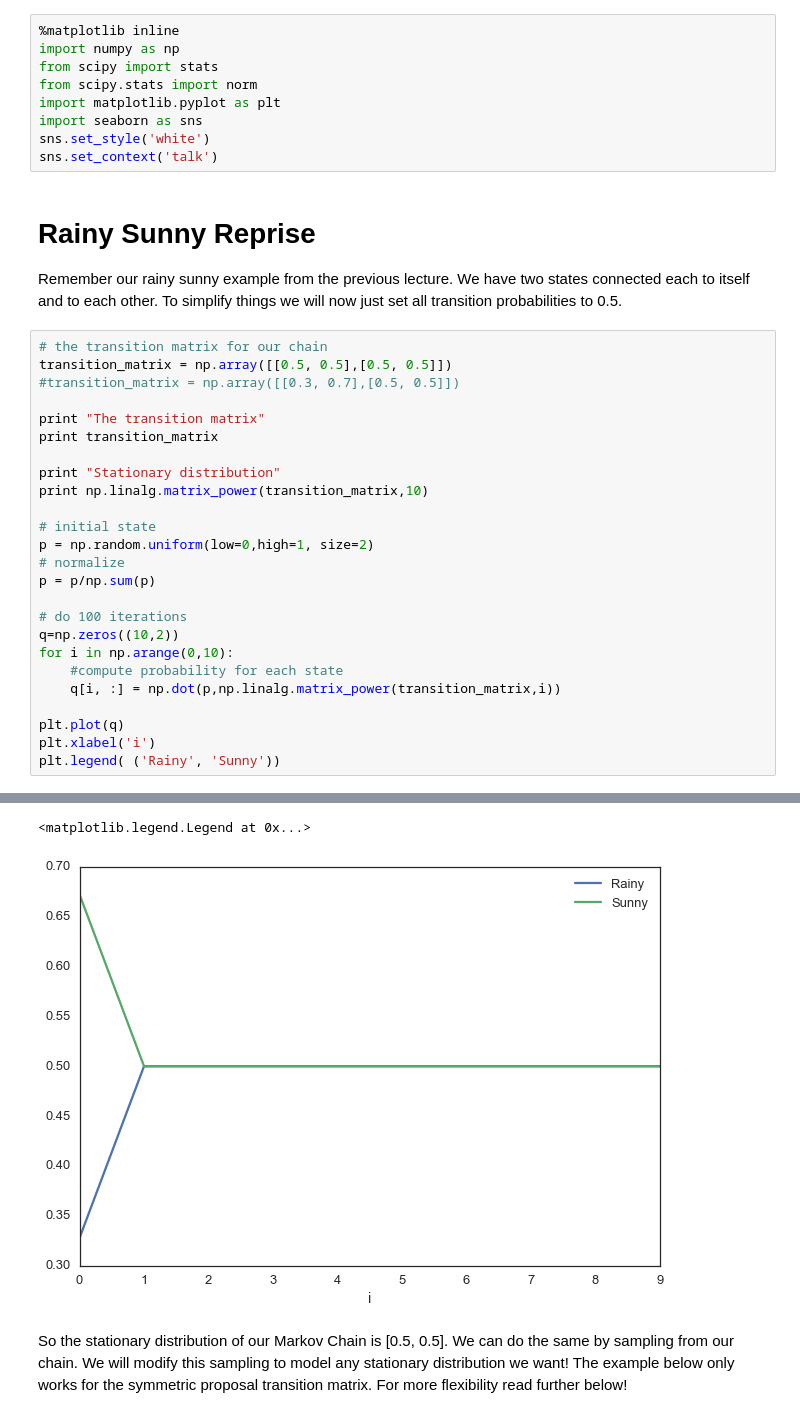
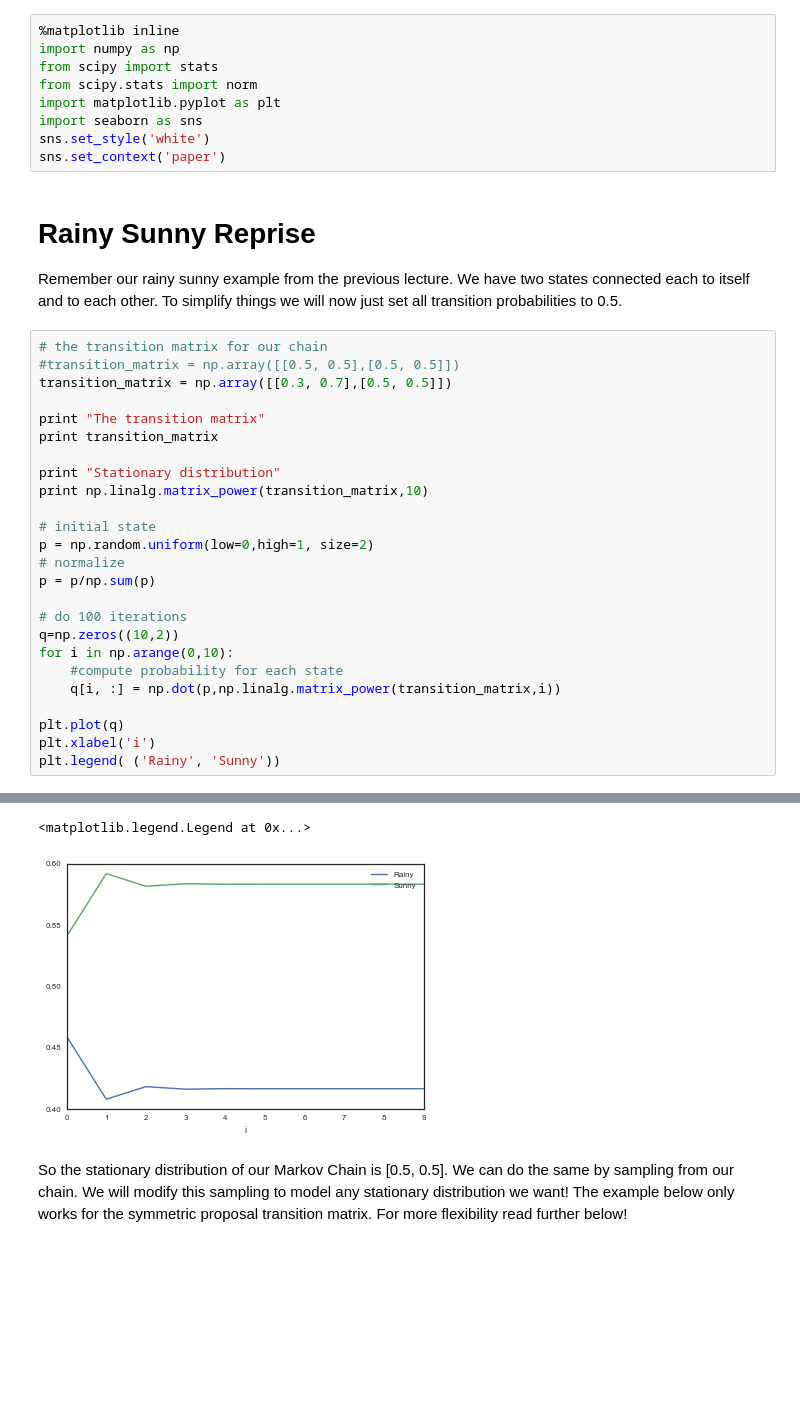
Before and after one commit to amlsf/stochastic_methods, a Jupyter notebook: Lectures/Lecture07_MCMC.ipynb, the cells around one changed output, grey strips where cells are left out. Cells and saved outputs as stored; diff of their text form; blank space fills up the shorter version.

```diff
--- a/Lectures/Lecture07_MCMC.ipynb
+++ b/Lectures/Lecture07_MCMC.ipynb
@@ -9,14 +9,14 @@ from scipy.stats import norm
 import matplotlib.pyplot as plt
 import seaborn as sns
 sns.set_style('white')
-sns.set_context('talk')
+sns.set_context('paper')
 # %% [markdown]
 # Rainy Sunny Reprise
 Remember our rainy sunny example from the previous lecture. We have two states connected each to itself and to each other. To simplify things we will now just set all transition probabilities to 0.5.
 # %%
 # the transition matrix for our chain
-transition_matrix = np.array([[0.5, 0.5],[0.5, 0.5]])
-#transition_matrix = np.array([[0.3, 0.7],[0.5, 0.5]])
+#transition_matrix = np.array([[0.5, 0.5],[0.5, 0.5]])
+transition_matrix = np.array([[0.3, 0.7],[0.5, 0.5]])
 
 print "The transition matrix"
 print transition_matrix
@@ -48,5 +48,5 @@ Stationary distribution
 <matplotlib.legend.Legend at 0x...>
-[figure, old version]
+[figure, new version]
 # %% [markdown]
 So the stationary distribution of our Markov Chain is [0.5, 0.5]. We can do the same by sampling from our chain. We will modify this sampling to model any stationary distribution we want! The example below only works for the symmetric proposal transition matrix. For more flexibility read further below!
 # %%
```
Also changed, not shown: parts of 12 cells of this notebook, 3 other files.
